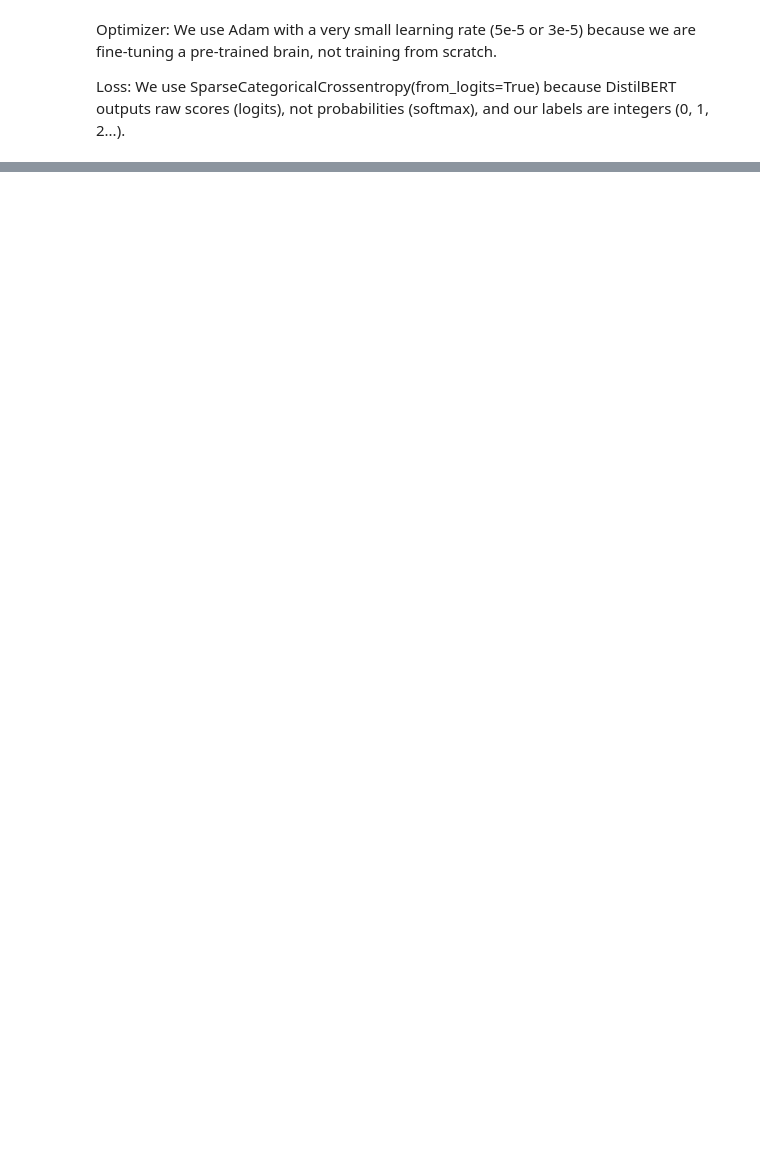
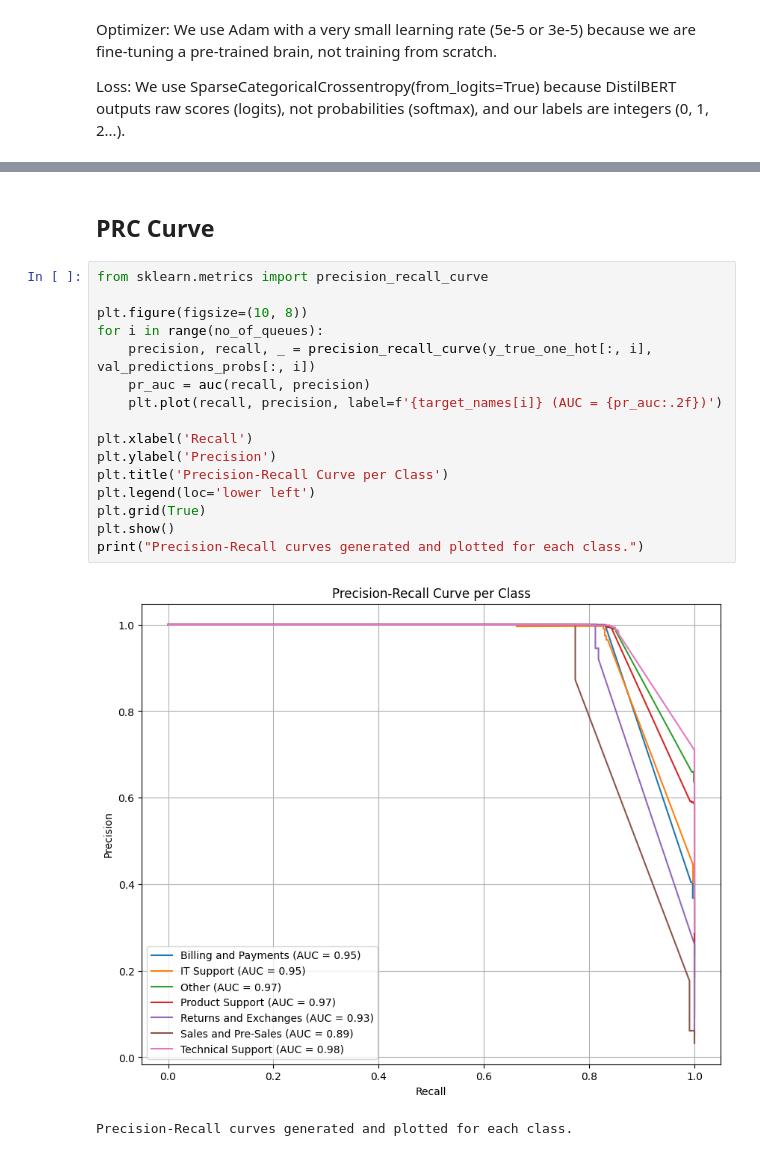
Before and after one commit to smz785/Customer-Support-Automation-NLP-, a Jupyter notebook: Dataset_Training_Model_Training.ipynb, the cells around one changed output, grey strips where cells are left out. Saved outputs shown, nothing was run; the diff lists cells and outputs as text; blank space fills up the shorter version.

```diff
--- a/Dataset_Training_Model_Training.ipynb
+++ b/Dataset_Training_Model_Training.ipynb
@@ -524,0 +676,21 @@ Loss: We use SparseCategoricalCrossentropy(from_logits=True) because DistilBERT
+# %% [markdown]
+## PRC Curve
+# %%
+from sklearn.metrics import precision_recall_curve
+
+plt.figure(figsize=(10, 8))
+for i in range(no_of_queues):
+    precision, recall, _ = precision_recall_curve(y_true_one_hot[:, i], val_predictions_probs[:, i])
+    pr_auc = auc(recall, precision)
+    plt.plot(recall, precision, label=f'{target_names[i]} (AUC = {pr_auc:.2f})')
+
+plt.xlabel('Recall')
+plt.ylabel('Precision')
+plt.title('Precision-Recall Curve per Class')
+plt.legend(loc='lower left')
+plt.grid(True)
+plt.show()
+print("Precision-Recall curves generated and plotted for each class.")
+# %% [output]
+[figure, added]
+Precision-Recall curves generated and plotted for each class.
```
Also changed, not shown: parts of 15 cells of this notebook.
